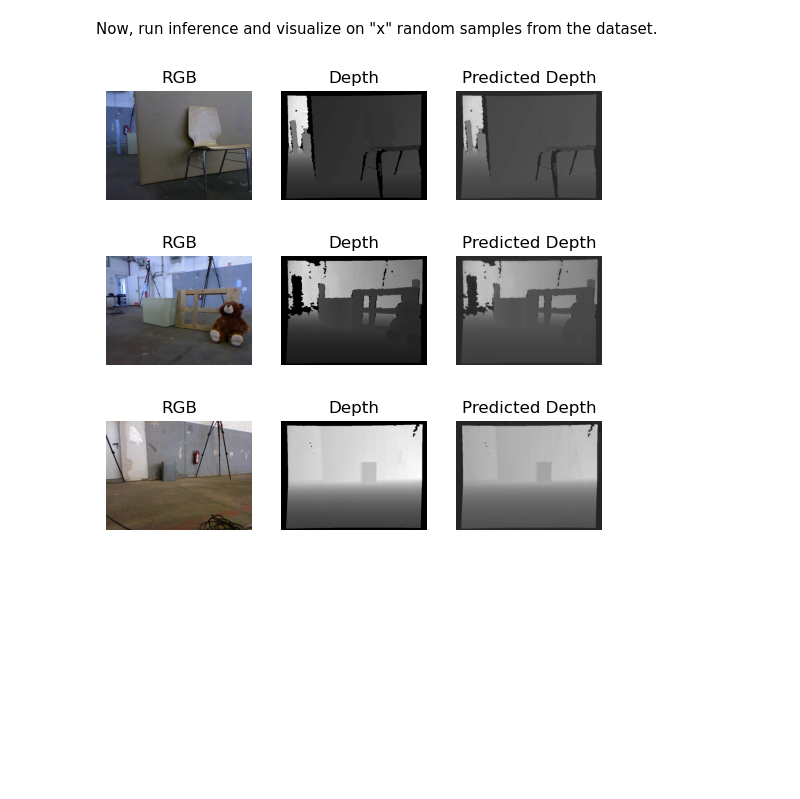
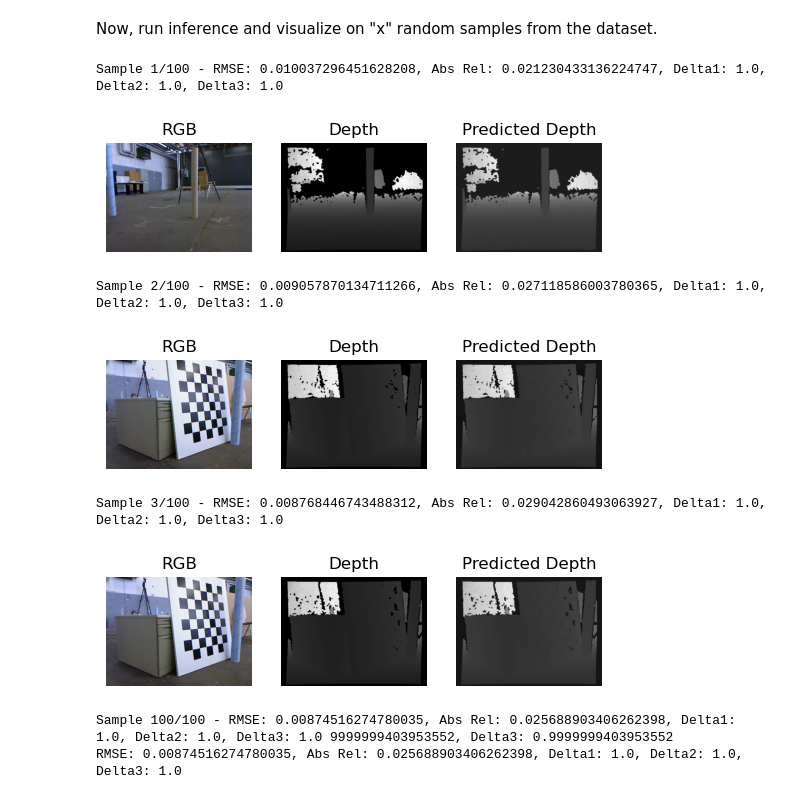
Before and after one commit to carlostojal/multitudinous, a Jupyter notebook: notebooks/pretrainer_viz.ipynb, the cells around one changed output. Cells and saved outputs as stored; diff of their text form; code cells hidden in the pictures; blank space fills up the shorter version.

```diff
--- a/notebooks/pretrainer_viz.ipynb
+++ b/notebooks/pretrainer_viz.ipynb
@@ -11,7 +11,7 @@ from multitudinous.utils.model_builder import build_img_pretraining
 import torch
 
 # build the model
-model = build_img_pretraining("se_resnet50_unet", 4, "../se_resnet50_unet/img_pretrainer_5.pth")
+model = build_img_pretraining("se_resnet50_unet", 4, "../se_resnet50_unet/img_pretrainer_15.pth")
 
 device = torch.device("cuda" if torch.cuda.is_available() else "cpu")
 model = model.to(device)
@@ -57,6 +57,7 @@ import torch
 from multitudinous.loss_fns import rmse, rel, delta
 
 NUM_VIZ_SAMPLES = 3
+NUM_EVAL_SAMPLES = 100
 
 visualized_count = 0
 
@@ -94,44 +95,51 @@ for rgb, depth in dataloader:
         delta2_total += delta(pred, depth, 1.25**2)
         delta3_total += delta(pred, depth, 1.25**3)
 
-        count += 1
+    count += 1
 
-        if count % 100 == 0:
-            print(f"Sample {count}/{total_samples} - RMSE: {rmse_total/count}, Abs Rel: {abs_rel_total/count}, Delta1: {delta1_total/count}, Delta2: {delta2_total/count}, Delta3: {delta3_total/count}")
+    print(f"\rSample {count}/{NUM_EVAL_SAMPLES} - RMSE: {rmse_total/count}, Abs Rel: {abs_rel_total/count}, Delta1: {delta1_total/count}, Delta2: {delta2_total/count}, Delta3: {delta3_total/count}", end=" ")
+
+    if count >= NUM_EVAL_SAMPLES:
+        break
 
     # ----------------------
 
     # visualize the results
     if visualized_count >= NUM_VIZ_SAMPLES:
         continue
 
     visualized_count += 1
 
     rgb = rgb.squeeze()
 
     # plot the results
     plt.subplot(1, 3, 1)
     plt.imshow(rgb.permute(1, 2, 0).cpu())
     plt.title("RGB")
     plt.axis("off")
     plt.subplot(1, 3, 2)
     plt.imshow(depth.squeeze(0).cpu(), cmap="gray")
     plt.title("Depth")
     plt.axis("off")
     plt.subplot(1, 3, 3)
     plt.imshow(pred.squeeze().detach().cpu(), cmap="gray")
     plt.title("Predicted Depth")
     plt.axis("off")
     plt.show()
 
     del pred, rgb, depth
 
 # clean up
 del model, dataset, dataloader
 
 # print the metrics
-print(f"RMSE: {rmse_total/count}, Abs Rel: {abs_rel_total/count}, Delta1: {delta1_total/count}, Delta2: {delta2_total/count}, Delta3: {delta3_total/count}")
+print(f"\nRMSE: {rmse_total/count}, Abs Rel: {abs_rel_total/count}, Delta1: {delta1_total/count}, Delta2: {delta2_total/count}, Delta3: {delta3_total/count}")
 # %% [output]
+Sample 1/100 - RMSE: 0.010037296451628208, Abs Rel: 0.021230433136224747, Delta1: 1.0, Delta2: 1.0, Delta3: 1.0
-[figure, old version]
+[figure, new version]
+Sample 2/100 - RMSE: 0.009057870134711266, Abs Rel: 0.027118586003780365, Delta1: 1.0, Delta2: 1.0, Delta3: 1.0
-[figure, old version]
+[figure, new version]
+Sample 3/100 - RMSE: 0.008768446743488312, Abs Rel: 0.029042860493063927, Delta1: 1.0, Delta2: 1.0, Delta3: 1.0
-[figure, old version]
+[figure, new version]
+Sample 100/100 - RMSE: 0.00874516274780035, Abs Rel: 0.025688903406262398, Delta1: 1.0, Delta2: 1.0, Delta3: 1.0 9999999403953552, Delta3: 0.9999999403953552
+RMSE: 0.00874516274780035, Abs Rel: 0.025688903406262398, Delta1: 1.0, Delta2: 1.0, Delta3: 1.0
```
Also changed, not shown: 3 other files.
